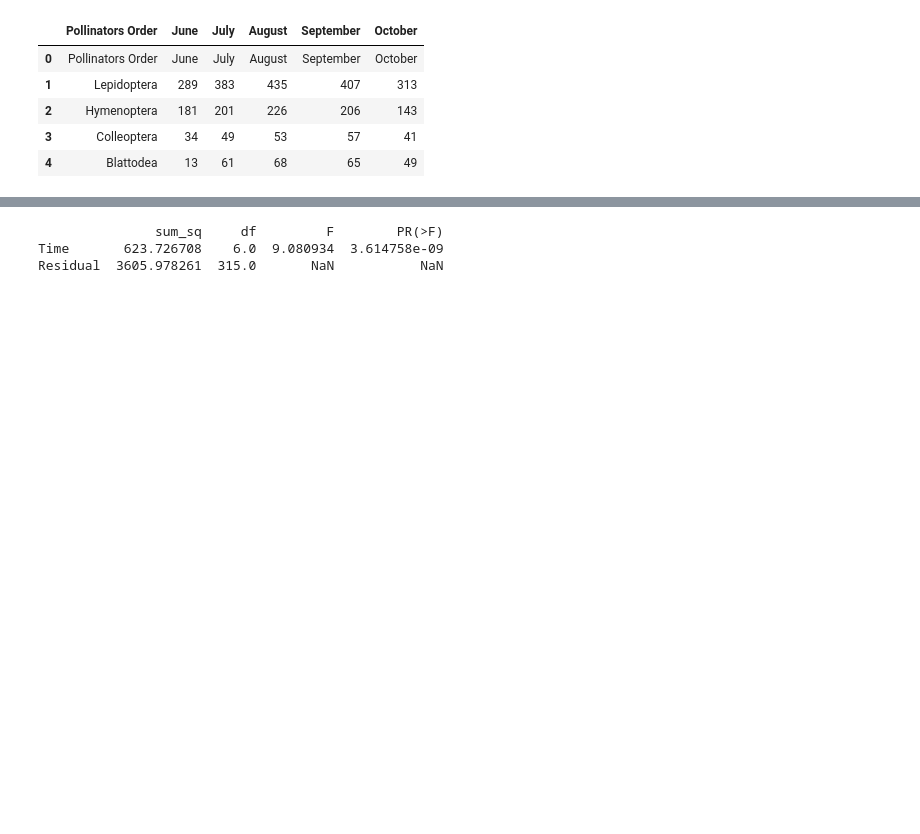
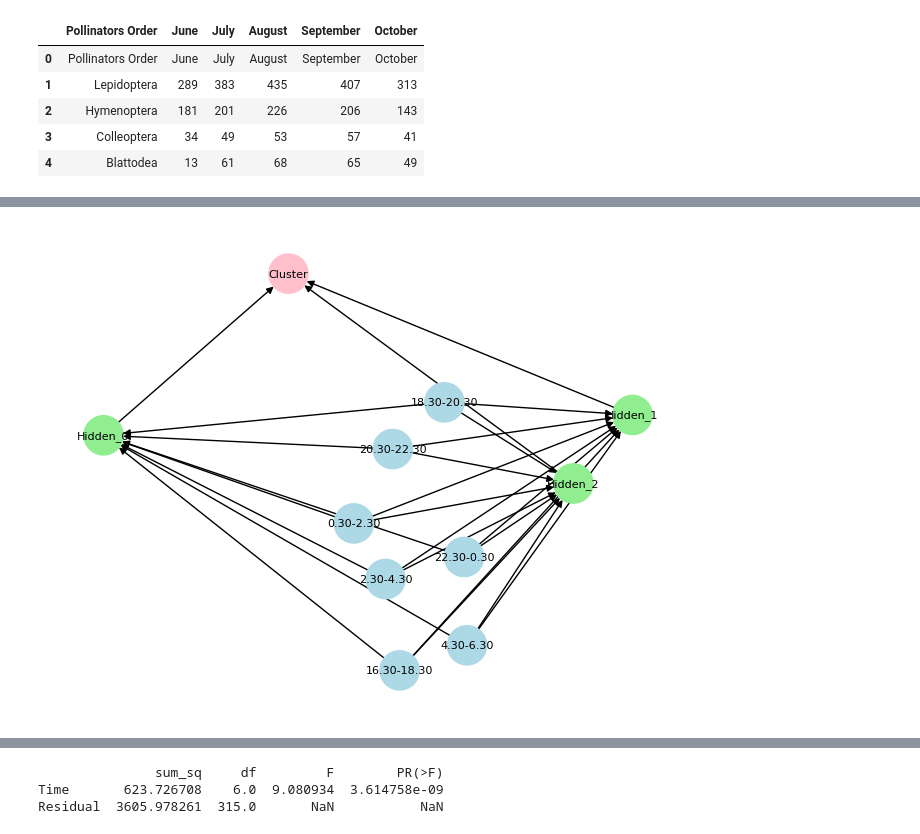
Before and after one commit to snehatanti/interns-code, a Jupyter notebook: binod_da_pollination.ipynb, the cells around one changed output, grey strips where cells are left out. Cells and saved outputs as stored; diff of their text form; code cells hidden in the pictures; blank space fills up the shorter version.

```diff
--- a/binod_da_pollination.ipynb
+++ b/binod_da_pollination.ipynb
@@ -303,0 +330,54 @@ plt.gca().spines[['top', 'right',]].set_visible(False)
+# %%
+# prompt: Using dataframe df3: Generate code for a fnn graphical artificial neural network with the given data. The connections between the nodes should be visualized in a graph.
+
+# Install necessary libraries if not already installed
+# !pip install networkx matplotlib
+
+import networkx as nx
+import matplotlib.pyplot as plt
+
+# Create a directed graph
+graph = nx.DiGraph()
+
+# Add input nodes for each feature (excluding 'Pollinators' and 'Cluster')
+input_features = [
+    '16.30-18.30', '18.30-20.30', '20.30-22.30', '22.30-0.30', '0.30-2.30',
+    '2.30-4.30', '4.30-6.30'
+]
+for feature in input_features:
+    graph.add_node(feature, layer='input')
+
+# Add hidden layer nodes
+for i in range(3):  # Adjust the number of hidden nodes as needed
+    graph.add_node(f'Hidden_{i}', layer='hidden')
+
+# Add output layer node (assuming we want to predict the 'Cluster')
+graph.add_node('Cluster', layer='output')
+
+# Connect input nodes to hidden nodes
+for input_node in input_features:
+    for hidden_node in [n for n, d in graph.nodes(data=True) if d['layer'] == 'hidden']:
+        graph.add_edge(input_node, hidden_node)
+
+# Connect hidden nodes to output node
+for hidden_node in [n for n, d in graph.nodes(data=True) if d['layer'] == 'hidden']:
+    graph.add_edge(hidden_node, 'Cluster')
+
+
+# Draw the graph
+pos = nx.spring_layout(graph)
+nx.draw(
+    graph,
+    pos,
+    with_labels=True,
+    node_color=[
+        'lightblue' if d['layer'] == 'input' else 'lightgreen'
+        if d['layer'] == 'hidden' else 'pink'
+        for n, d in graph.nodes(data=True)
+    ],
+    node_size=800,
+    font_size=8,
+)
+plt.show()
+# %% [output]
+[figure, added]
```
Also changed, not shown: parts of 18 cells of this notebook.
